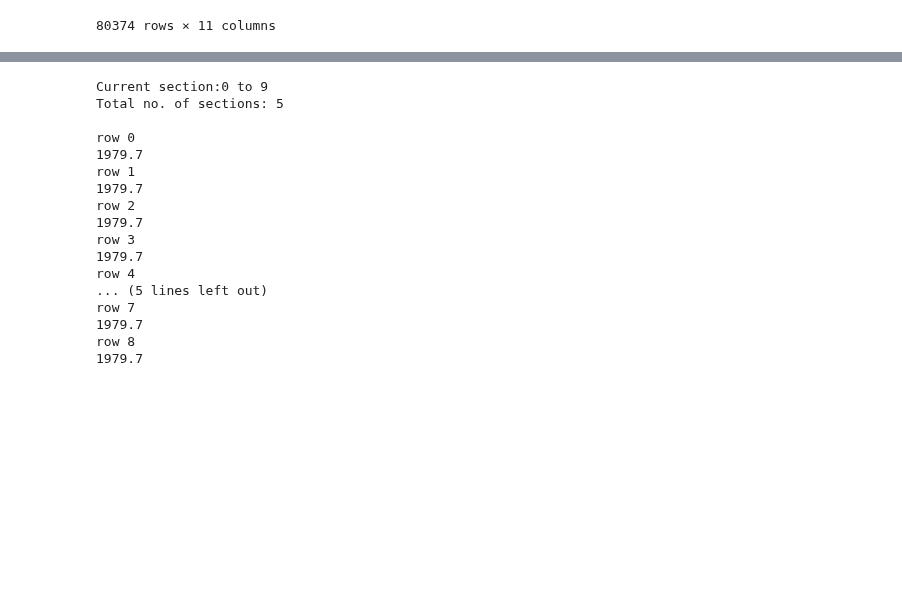
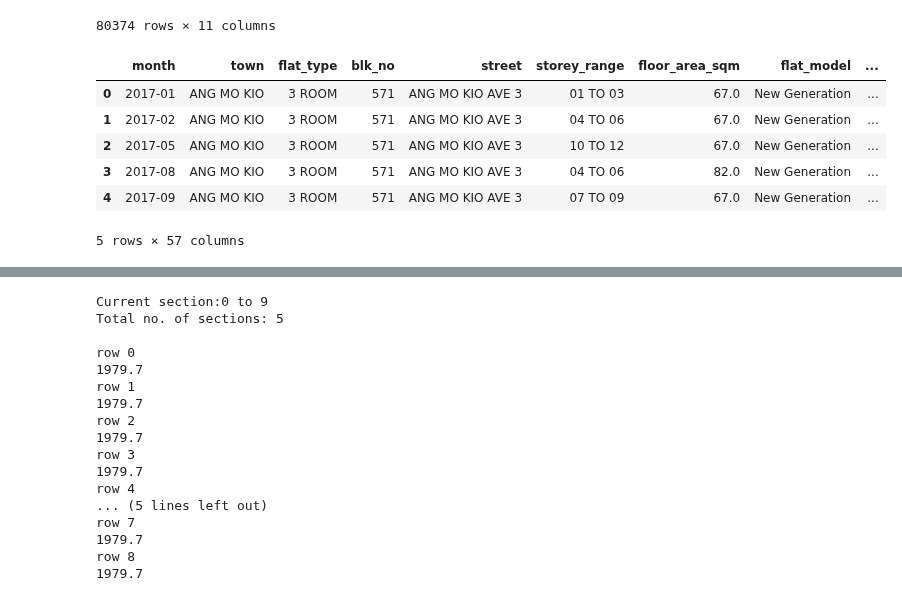
Before and after one commit to S-Samiksha/Urban_Economics, a Jupyter notebook: resale prices.ipynb, the cells around one changed output, grey strips where cells are left out. Cells and saved outputs as stored; diff of their text form; code cells hidden in the pictures; blank space fills up the shorter version.

```diff
--- a/resale prices.ipynb
+++ b/resale prices.ipynb
@@ -94,3 +59,12 @@ resale_prc
 # %%
 # Merge resale_prc DF with 'final' DF.
 combined = resale_prc.merge(final, on=['street', 'blk_no'])
+combined.head(5)
+# %% [output]
+|  | month | town | flat_type | blk_no | street | storey_range | floor_area_sqm | flat_model | ... |
+| 0 | 2017-01 | ANG MO KIO | 3 ROOM | 571 | ANG MO KIO AVE 3 | 01 TO 03 | 67.0 | New Generation | ... |
+| 1 | 2017-02 | ANG MO KIO | 3 ROOM | 571 | ANG MO KIO AVE 3 | 04 TO 06 | 67.0 | New Generation | ... |
+| 2 | 2017-05 | ANG MO KIO | 3 ROOM | 571 | ANG MO KIO AVE 3 | 10 TO 12 | 67.0 | New Generation | ... |
+| 3 | 2017-08 | ANG MO KIO | 3 ROOM | 571 | ANG MO KIO AVE 3 | 04 TO 06 | 82.0 | New Generation | ... |
+| 4 | 2017-09 | ANG MO KIO | 3 ROOM | 571 | ANG MO KIO AVE 3 | 07 TO 09 | 67.0 | New Generation | ... |
+5 rows × 57 columns
```
Also changed, not shown: parts of 12 cells of this notebook, 3 other files.
